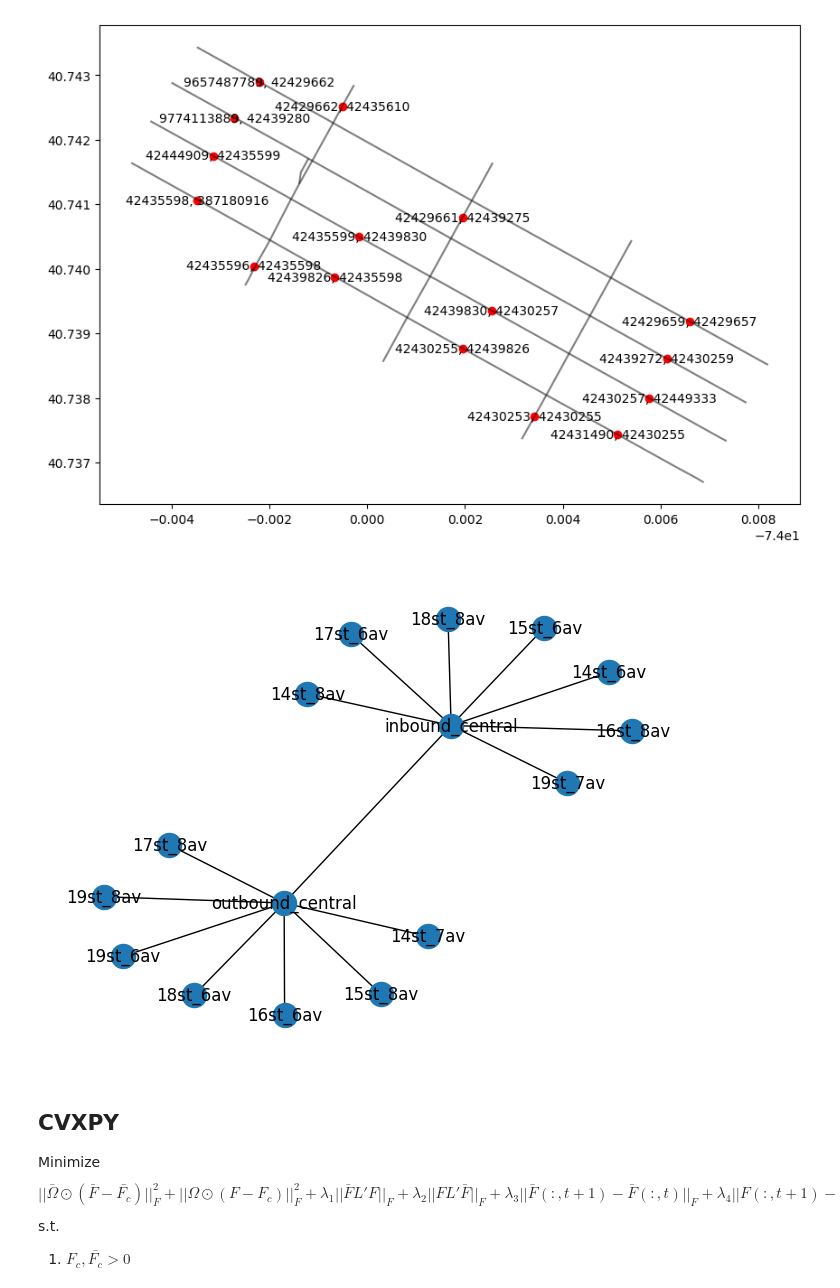
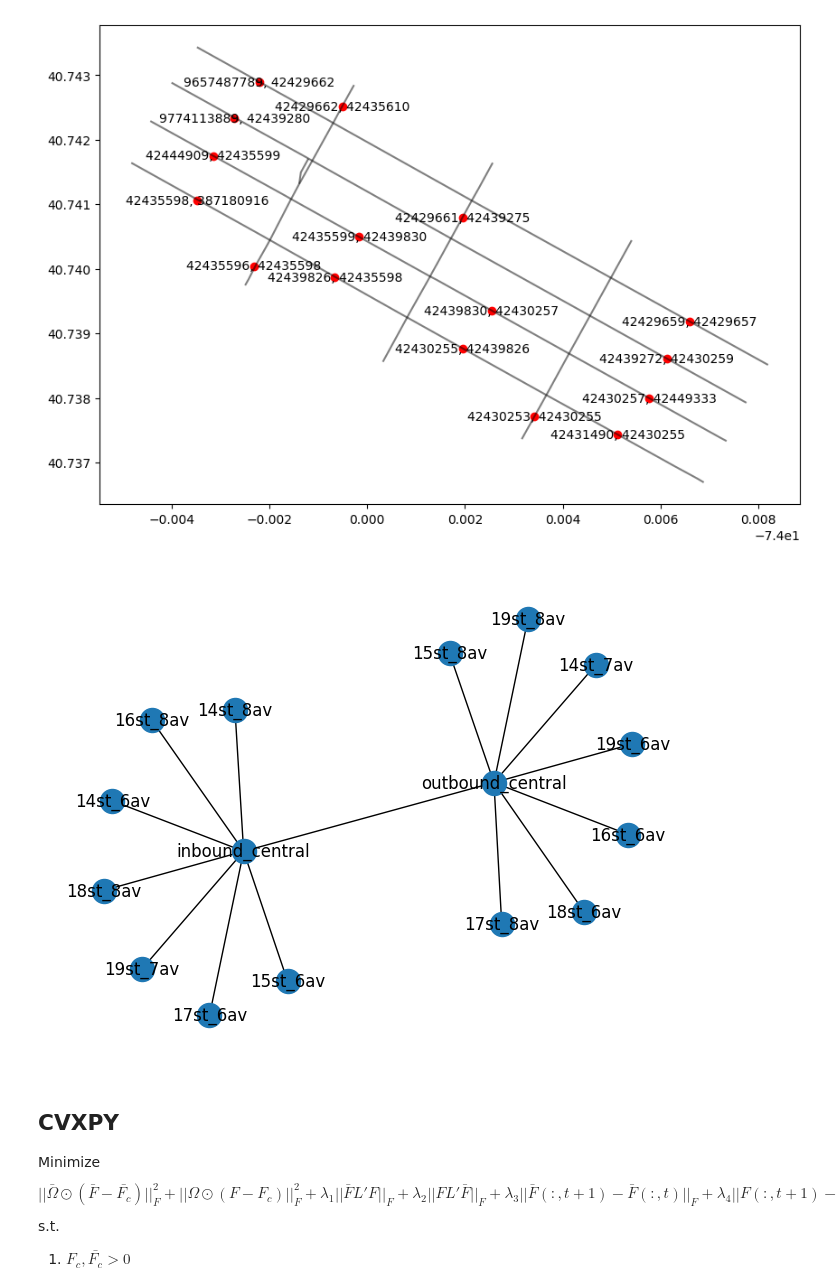
Before and after one commit to ct-spec-res/ev-load-forecast-nyc, a Jupyter notebook: src/automated-traffic-counts/1.0-mds-combined-node.ipynb, the cells around one changed output. Drawn from its saved outputs; the diff is of its cells as text; code cells hidden in the pictures.

```diff
--- a/src/automated-traffic-counts/1.0-mds-combined-node.ipynb
+++ b/src/automated-traffic-counts/1.0-mds-combined-node.ipynb
@@ -84,24 +93,35 @@ outbound_atrs_lst = {'15st_8av':('42435598','387180916'),'17st_8av':('9774113889
 # %%
 G = nx.Graph()
 
 G.add_nodes_from(inbound_atrs_lst.keys())
 
 G.add_nodes_from(outbound_atrs_lst.keys())
 
 G.add_nodes_from(['inbound_central','outbound_central'])
 
 
 for node in inbound_atrs_lst.keys():
-    G.add_edge(node, 'inbound_central')
+    if inbound_atrs_lst[node] != (None,None):
+        G.add_edge(node, 'inbound_central')
+
+for node in outbound_atrs_lst.keys():
+    if outbound_atrs_lst[node] != (None,None):
+        G.add_edge('outbound_central', node)
+
+for node in inbound_atrs_lst.keys():
+    if inbound_atrs_lst[node] == (None, None):
+        G.add_edge(node,'inbound_central')
+
+for node in outbound_atrs_lst.keys():
+    if outbound_atrs_lst[node] == (None,None):
+        G.add_edge('outbound_central', node)
+
 
 G.add_edge('inbound_central', 'outbound_central')
 
-for node in outbound_atrs_lst.keys():
-    G.add_edge('outbound_central', node)
-
 nx.draw(G, with_labels=True)
 # %% [output]
-[figure, old version]
+[figure, new version]
 # %% [markdown]
 ## CVXPY
 Minimize $$||\bar{\Omega} \odot (\bar{F} - \bar{F_c})||_F^2 + ||\Omega \odot (F - F_c)||_F^2 + \lambda_1||\bar{F}L'F||_F + \lambda_2||FL'\bar{F}||_F + \lambda_3||\bar{F}(:, t+1) - \bar{F}(:, t)||_F + \lambda_4||F(:, t+1) - F(:, t)||_F + \lambda_5||\bar{F} - F||_F$$
```
Also changed, not shown: parts of 9 cells of this notebook.
